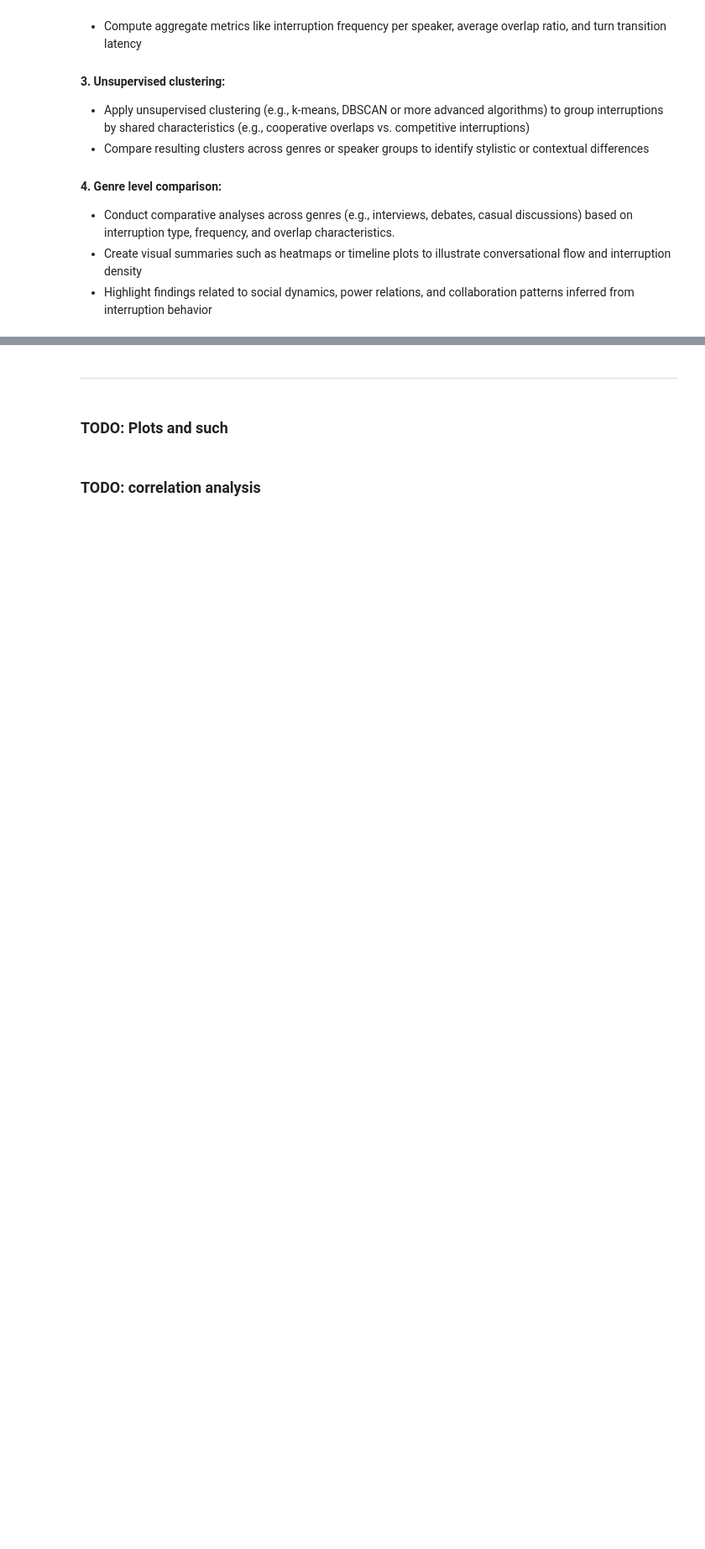
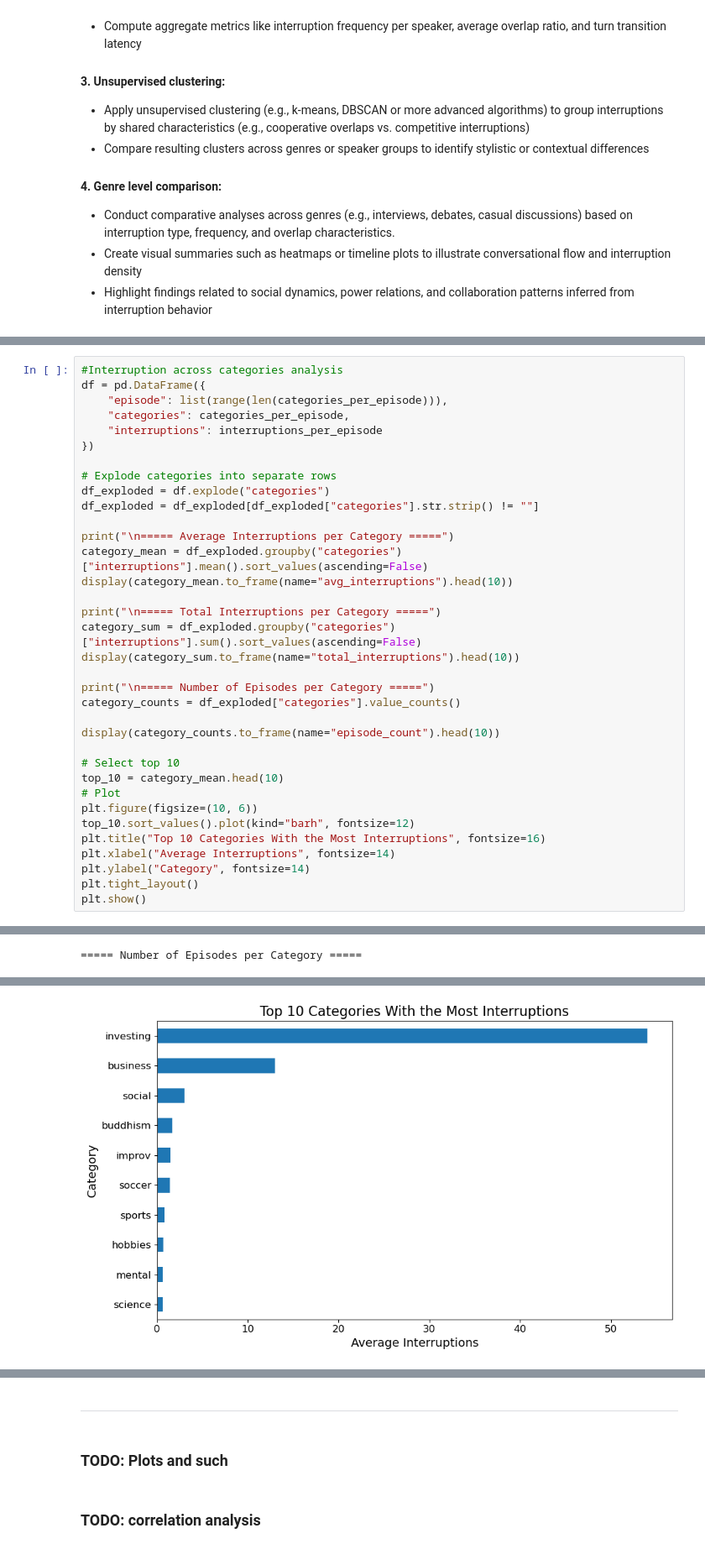
Before and after one commit to au-nlp/project-milestone-p2-group4, a Jupyter notebook: main.ipynb, the cells around one changed output, grey strips where cells are left out. Shown at 84% size. Saved outputs shown, nothing was run; the diff lists cells and outputs as text; blank space fills up the shorter version.

```diff
--- a/main.ipynb
+++ b/main.ipynb
@@ -1259,0 +1320,36 @@ for episode in episodes:
+# %%
+#Interruption across categories analysis
+df = pd.DataFrame({
+    "episode": list(range(len(categories_per_episode))),
+    "categories": categories_per_episode,
+    "interruptions": interruptions_per_episode
+})
+
+# Explode categories into separate rows
+df_exploded = df.explode("categories")
+df_exploded = df_exploded[df_exploded["categories"].str.strip() != ""]
+
+print("\n===== Average Interruptions per Category =====")
+category_mean = df_exploded.groupby("categories")["interruptions"].mean().sort_values(ascending=False)
+display(category_mean.to_frame(name="avg_interruptions").head(10))
+
+print("\n===== Total Interruptions per Category =====")
+category_sum = df_exploded.groupby("categories")["interruptions"].sum().sort_values(ascending=False)
+display(category_sum.to_frame(name="total_interruptions").head(10))
+
+print("\n===== Number of Episodes per Category =====")
+category_counts = df_exploded["categories"].value_counts()
+
+display(category_counts.to_frame(name="episode_count").head(10))
+
+# Select top 10
+top_10 = category_mean.head(10)
+# Plot
+plt.figure(figsize=(10, 6))
+top_10.sort_values().plot(kind="barh", fontsize=12)
+plt.title("Top 10 Categories With the Most Interruptions", fontsize=16)
+plt.xlabel("Average Interruptions", fontsize=14)
+plt.ylabel("Category", fontsize=14)
+plt.tight_layout()
+plt.show()
+# %% [output]
@@ -1259,0 +1382 @@ for episode in episodes:
+===== Number of Episodes per Category =====
@@ -1259,0 +1395 @@ for episode in episodes:
+[figure, added]
```
Also changed, not shown: parts of 20 cells of this notebook.
